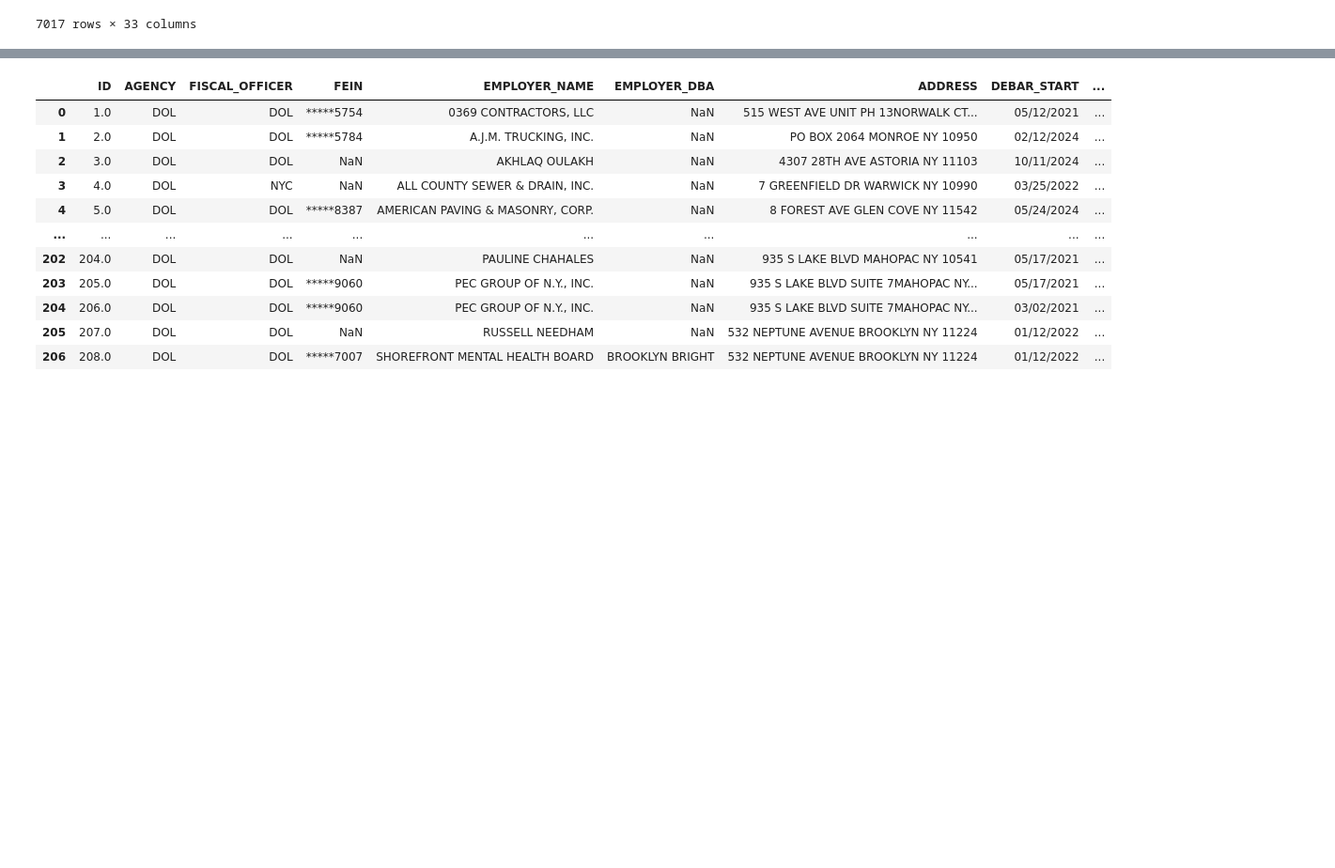
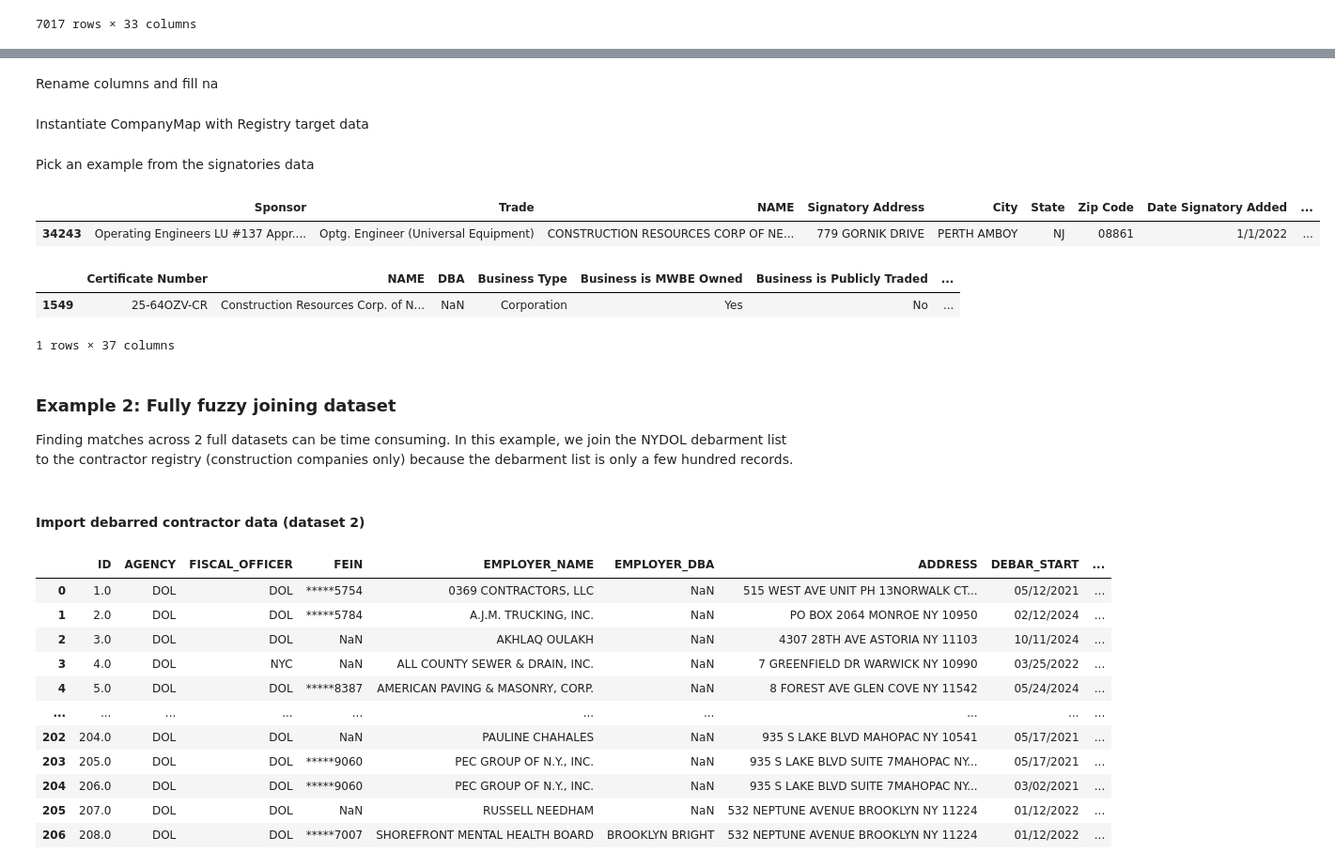
Before and after one commit to allieferas/nyffc-plab, a Jupyter notebook: notebooks/names.ipynb, the cells around one changed output, grey strips where cells are left out. Shown at 94% size. Drawn from its saved outputs; the diff is of its cells as text; code cells hidden in the pictures; blank space fills up the shorter version.

Commit message:
cleanup of mappign example notebook

```diff
--- a/notebooks/names.ipynb
+++ b/notebooks/names.ipynb
@@ -47,0 +46,2 @@ reg['ADDRESS'] = reg['Address'].fillna("") + " " + reg['Address 2'].fillna("") +
+# %% [markdown]
+Rename columns and fill na
@@ -47,0 +52,2 @@ reg['ADDRESS'] = reg['Address'].fillna("") + " " + reg['Address 2'].fillna("") +
+# %% [markdown]
+Instantiate CompanyMap with Registry target data
@@ -48,3 +60,23 @@ reg['ADDRESS'] = reg['Address'].fillna("") + " " + reg['Address 2'].fillna("") +
+# %% [markdown]
+Pick an example from the signatories data
+# %%
+ex = sig.sample(1)
+ex
+# %% [output]
+|  | Sponsor | Trade | NAME | Signatory Address | City | State | Zip Code | Date Signatory Added | ... |
+| 34243 | Operating Engineers LU #137 Appr.... | Optg. Engineer (Universal Equipment) | CONSTRUCTION RESOURCES CORP OF NE... | 779 GORNIK DRIVE | PERTH AMBOY | NJ | 08861 | 1/1/2022 | ... |
+# %%
+c.get_match_df(names=ex[['NAME','DBA']].values[0],address=ex['ADDRESS'].values[0])
+# %% [output]
+|  | Certificate Number | NAME | DBA | Business Type | Business is MWBE Owned | Business is Publicly Traded | ... |
+| 1549 | 25-64OZV-CR | Construction Resources Corp. of N... | NaN | Corporation | Yes | No | ... |
+1 rows × 37 columns
+# %% [markdown]
+### Example 2: Fully fuzzy joining dataset
+
+Finding matches across 2 full datasets can be time consuming. In this example, we join the NYDOL debarment list to the contractor registry (construction companies only) because the debarment list is only a few hundred records.
+# %% [markdown]
+#### Import debarred contractor data (dataset 2)
 # %%
 debar = pd.read_csv('../data/processed/NYSDOL_debarment_02_19_2025.csv')
 debar
```
Also changed, not shown: parts of 16 cells of this notebook.
